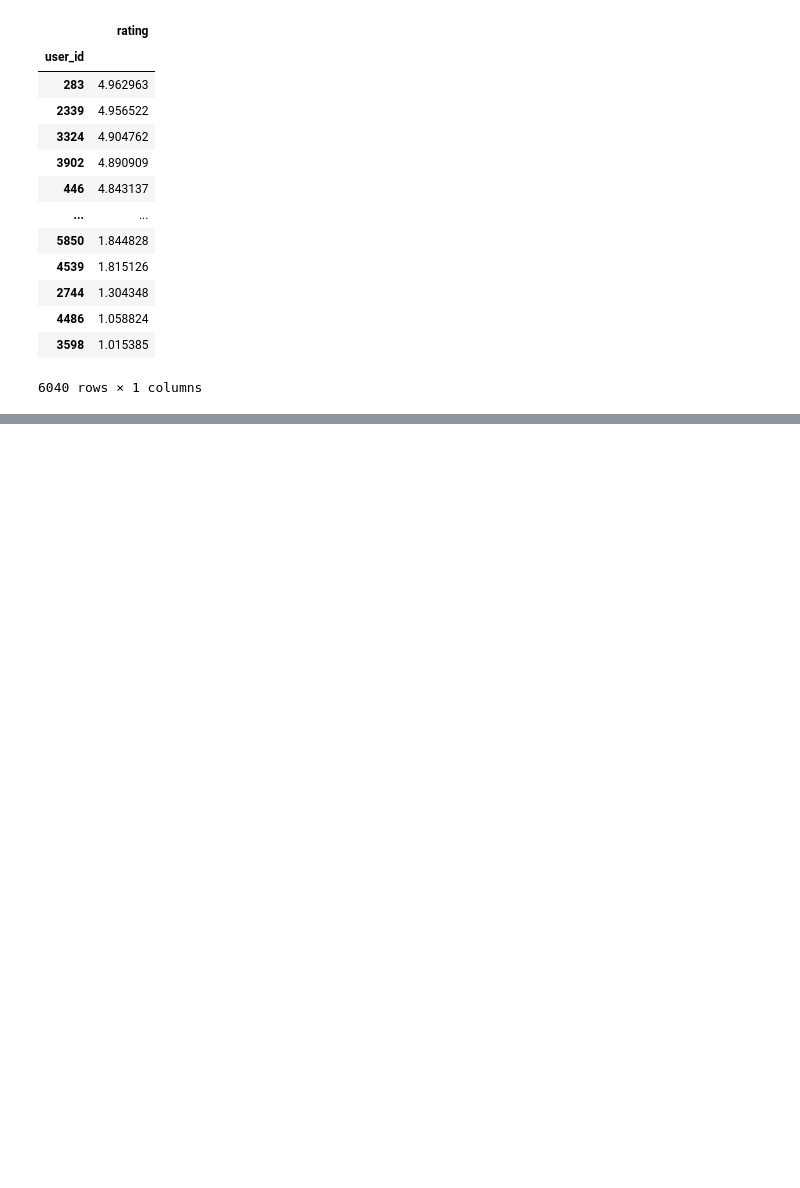
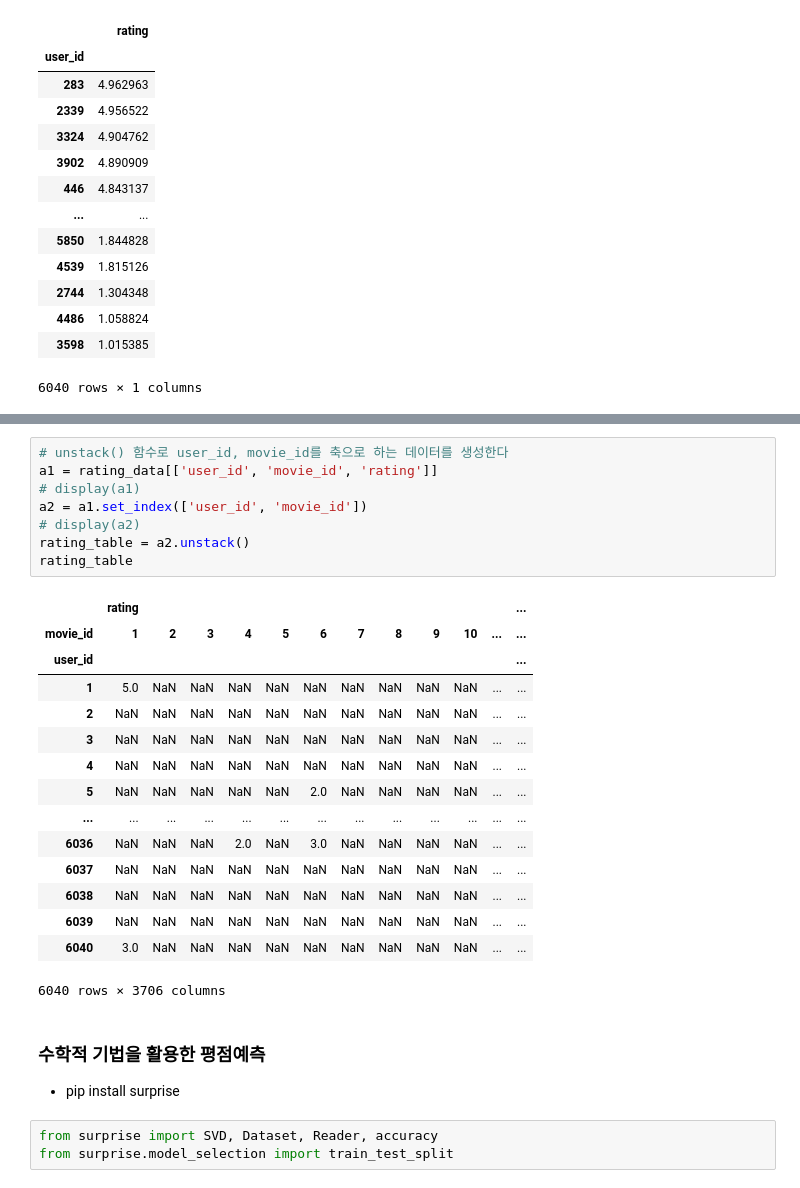
Before and after one commit to kamunbee/project_workspace, a Jupyter notebook: 02_데이터분석/15_영화 평점 데이터 분석.ipynb, the cells around one changed output, grey strips where cells are left out. Cells and saved outputs as stored; diff of their text form; blank space fills up the shorter version.

```diff
--- a/02_데이터분석/15_영화 평점 데이터 분석.ipynb
+++ b/02_데이터분석/15_영화 평점 데이터 분석.ipynb
@@ -545,0 +603,30 @@ a1.sort_values(by='rating', ascending= False)
+# %%
+# unstack() 함수로 user_id, movie_id를 축으로 하는 데이터를 생성한다
+a1 = rating_data[['user_id', 'movie_id', 'rating']]
+# display(a1)
+a2 = a1.set_index(['user_id', 'movie_id'])
+# display(a2)
+rating_table = a2.unstack()
+rating_table
+# %% [output]
+|  | rating |  |  |  |  |  |  |  |  |  |  | ... |
+| movie_id | 1 | 2 | 3 | 4 | 5 | 6 | 7 | 8 | 9 | 10 | ... | ... |
+| user_id |  |  |  |  |  |  |  |  |  |  |  | ... |
+| 1 | 5.0 | NaN | NaN | NaN | NaN | NaN | NaN | NaN | NaN | NaN | ... | ... |
+| 2 | NaN | NaN | NaN | NaN | NaN | NaN | NaN | NaN | NaN | NaN | ... | ... |
+| 3 | NaN | NaN | NaN | NaN | NaN | NaN | NaN | NaN | NaN | NaN | ... | ... |
+| 4 | NaN | NaN | NaN | NaN | NaN | NaN | NaN | NaN | NaN | NaN | ... | ... |
+| 5 | NaN | NaN | NaN | NaN | NaN | 2.0 | NaN | NaN | NaN | NaN | ... | ... |
+| ... | ... | ... | ... | ... | ... | ... | ... | ... | ... | ... | ... | ... |
+| 6036 | NaN | NaN | NaN | 2.0 | NaN | 3.0 | NaN | NaN | NaN | NaN | ... | ... |
+| 6037 | NaN | NaN | NaN | NaN | NaN | NaN | NaN | NaN | NaN | NaN | ... | ... |
+| 6038 | NaN | NaN | NaN | NaN | NaN | NaN | NaN | NaN | NaN | NaN | ... | ... |
+| 6039 | NaN | NaN | NaN | NaN | NaN | NaN | NaN | NaN | NaN | NaN | ... | ... |
+| 6040 | 3.0 | NaN | NaN | NaN | NaN | NaN | NaN | NaN | NaN | NaN | ... | ... |
+6040 rows × 3706 columns
+# %% [markdown]
+### 수학적 기법을 활용한 평점예측
+- pip install surprise
+# %%
+from surprise import SVD, Dataset, Reader, accuracy
+from surprise.model_selection import train_test_split
```
Also changed, not shown: parts of 30 cells of this notebook.
